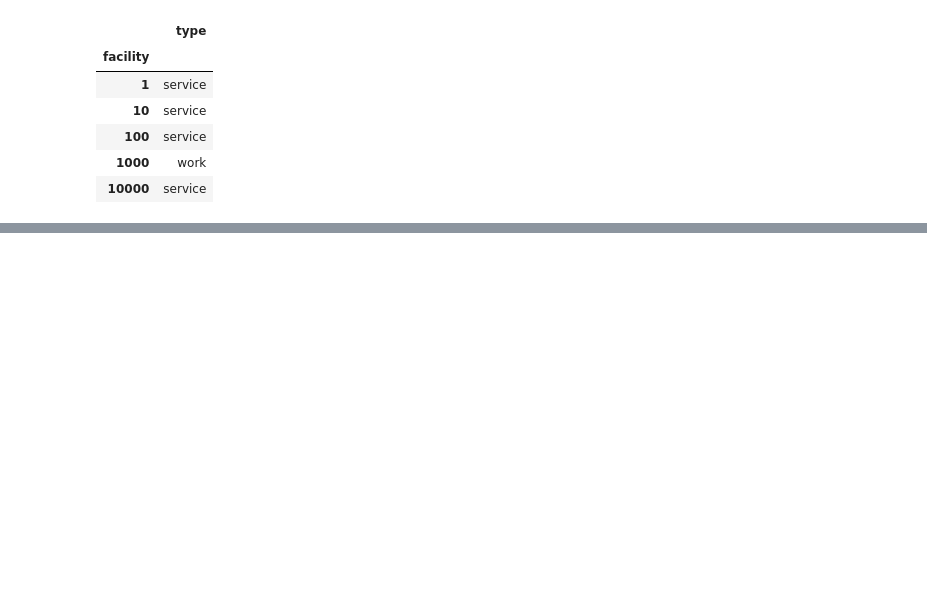
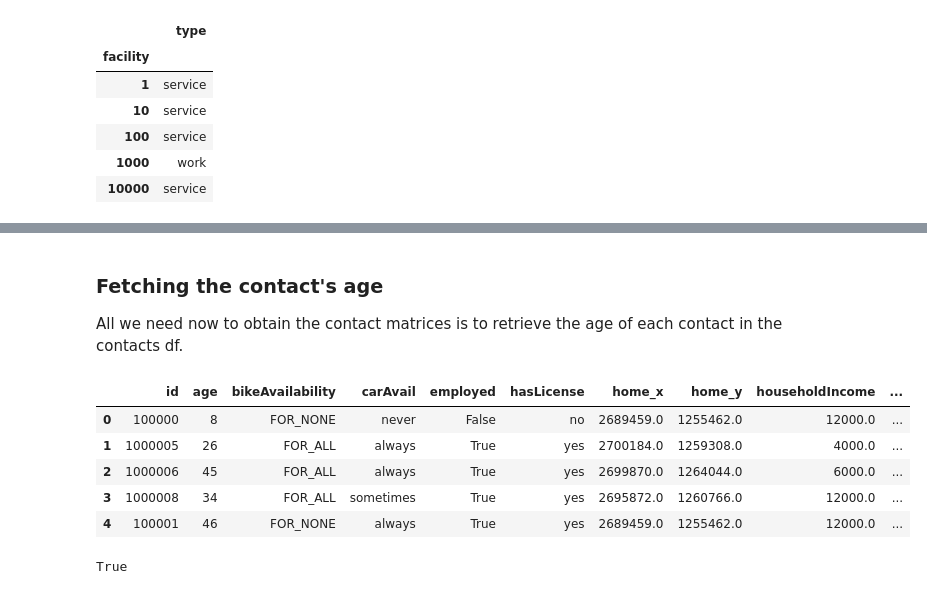
Before and after one commit to dauvillc/covid-19-switzerland, a Jupyter notebook: scripts/contact_matrices.ipynb, the cells around one changed output, grey strips where cells are left out. Drawn from its saved outputs; the diff is of its cells as text; code cells hidden in the pictures; blank space fills up the shorter version.

```diff
--- a/scripts/contact_matrices.ipynb
+++ b/scripts/contact_matrices.ipynb
@@ -227,0 +225,19 @@ contact_dataframe.sample(10)
+# %% [markdown]
+### Fetching the contact's age
+All we need now to obtain the contact matrices is to retrieve the age of each contact in the contacts df.
+# %%
+population_data = pd.read_csv('../data/matsim_population_attributes.csv')
+population_data.head()
+# %% [output]
+|  | id | age | bikeAvailability | carAvail | employed | hasLicense | home_x | home_y | householdIncome | ... |
+| 0 | 100000 | 8 | FOR_NONE | never | False | no | 2689459.0 | 1255462.0 | 12000.0 | ... |
+| 1 | 1000005 | 26 | FOR_ALL | always | True | yes | 2700184.0 | 1259308.0 | 4000.0 | ... |
+| 2 | 1000006 | 45 | FOR_ALL | always | True | yes | 2699870.0 | 1264044.0 | 6000.0 | ... |
+| 3 | 1000008 | 34 | FOR_ALL | sometimes | True | yes | 2695872.0 | 1260766.0 | 12000.0 | ... |
+| 4 | 100001 | 46 | FOR_NONE | always | True | yes | 2689459.0 | 1255462.0 | 12000.0 | ... |
+# %%
+# Fetches the id-age association
+id_age_df = population_data[['id', 'age']].drop_duplicates().set_index('id')
+id_age_df.index.is_unique
+# %% [output]
+True
```
Also changed, not shown: parts of 14 cells of this notebook.
